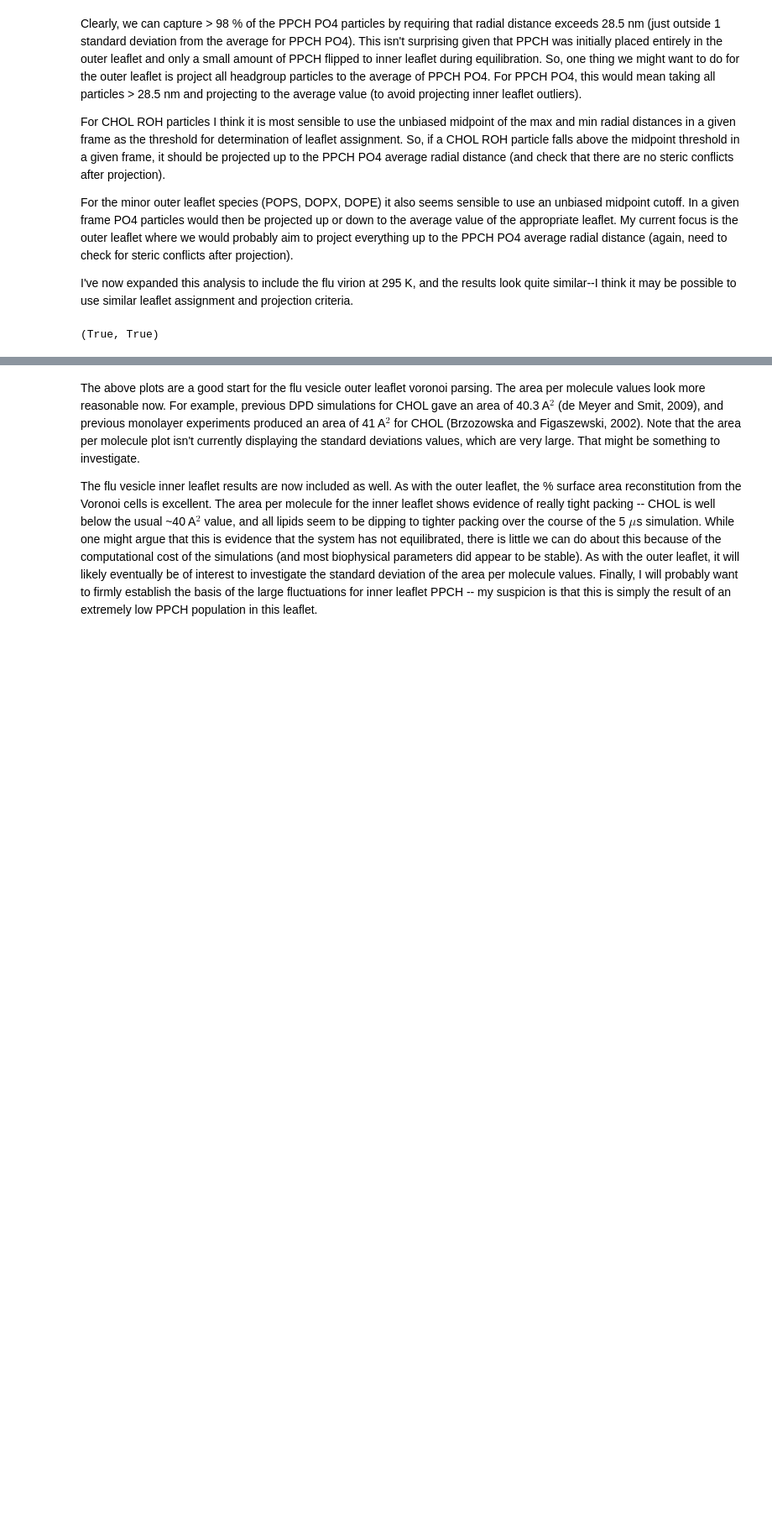
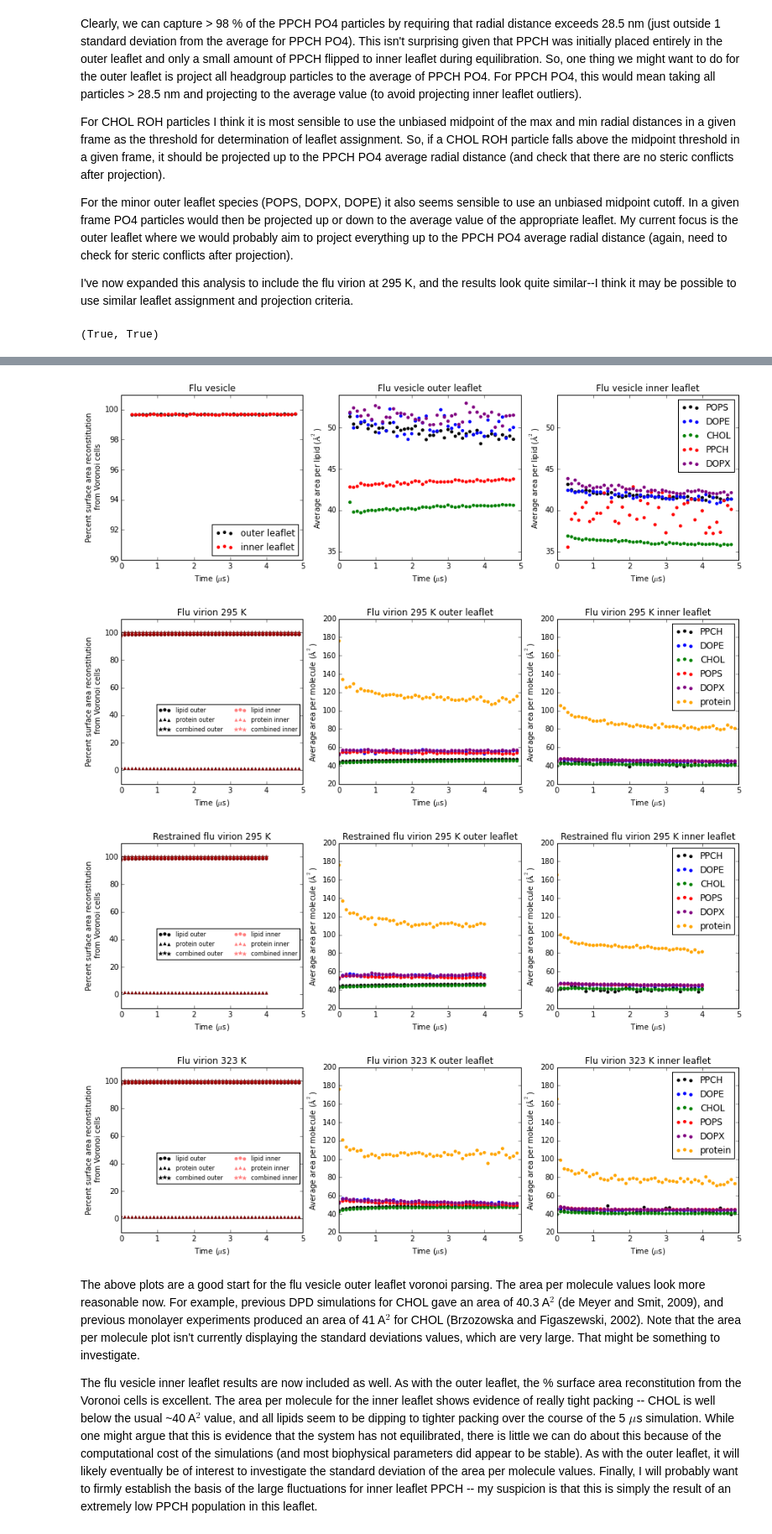
Before and after one commit to tylerjereddy/viral_voronoi_analysis, a Jupyter notebook: spherical_Voronoi_virus_analysis.ipynb, the cells around one changed output, grey strips where cells are left out. Shown at 84% size. Saved outputs shown, nothing was run; the diff lists cells and outputs as text; code cells hidden in the pictures; blank space fills up the shorter version.

```diff
--- a/spherical_Voronoi_virus_analysis.ipynb
+++ b/spherical_Voronoi_virus_analysis.ipynb
@@ -528,3 +420,28 @@ fig_sim35_preliminary.set_size_inches(15,4)
+# %%
+#now pull out the Voronoi data from additional simulation conditions (sims36/37):
+sim36_list_frame_numbers,sim36_list_percent_surface_area_reconstitution_from_lipids_only,sim36_list_percent_surface_area_reconstitution_from_proteins_only,sim36_list_percent_surface_area_reconstitution_from_lipids_only_inner_leaflet,sim36_list_percent_surface_area_reconstitution_from_proteins_only_inner_leaflet,sim36_dictionary_headgroup_data = [engine_sim36[key] for key in ["sim36_list_frame_numbers","sim36_list_percent_surface_area_reconstitution_from_lipids_only","sim36_list_percent_surface_area_reconstitution_from_proteins_only","sim36_list_percent_surface_area_reconstitution_from_lipids_only_inner_leaflet","sim36_list_percent_surface_area_reconstitution_from_proteins_only_inner_leaflet","sim36_dictionary_headgroup_data"]]
+sim37_list_frame_numbers,sim37_list_percent_surface_area_reconstitution_from_lipids_only,sim37_list_percent_surface_area_reconstitution_from_proteins_only,sim37_list_percent_surface_area_reconstitution_from_lipids_only_inner_leaflet,sim37_list_percent_surface_area_reconstitution_from_proteins_only_inner_leaflet,sim37_dictionary_headgroup_data = [engine_sim37[key] for key in ["sim37_list_frame_numbers","sim37_list_percent_surface_area_reconstitution_from_lipids_only","sim37_list_percent_surface_area_reconstitution_from_proteins_only","sim37_list_percent_surface_area_reconstitution_from_lipids_only_inner_leaflet","sim37_list_percent_surface_area_reconstitution_from_proteins_only_inner_leaflet","sim37_dictionary_headgroup_data"]]
+# %%
+#start plotting test vesicle outer leaflet voronoi analysis results from above (now working to add inner leaflet results as well)
+#now working to add plots for preliminary sim35 Voronoi parsing results
+
+#plot sim33 area per molecule results:
+fig2 = plt.figure()
+voronoi_analysis_library.area_per_molecule_plotting(figure_object=fig2,list_frame_numbers=sim33_list_frame_numbers,list_percent_surface_area_reconstitution=sim33_list_percent_surface_area_reconstitution,list_percent_surface_area_reconstitution_inner_leaflet=sim33_list_percent_surface_area_reconstitution_inner_leaflet,protein_present=None,simulation_title='Flu vesicle',dictionary_headgroup_data=sim33_dictionary_headgroup_data,list_percent_surface_area_reconstitution_from_lipids_only=None,list_percent_surface_area_reconstitution_from_lipids_only_inner_leaflet=None,list_percent_surface_area_reconstitution_from_proteins_only=None,list_percent_surface_area_reconstitution_from_proteins_only_inner_leaflet=None)
+#plot sim35 area per molecule results:
+fig3 = plt.figure()
+voronoi_analysis_library.area_per_molecule_plotting(figure_object=fig3,list_frame_numbers=sim35_list_frame_numbers,list_percent_surface_area_reconstitution=None,list_percent_surface_area_reconstitution_inner_leaflet=None,protein_present='yes',simulation_title='Flu virion 295 K',dictionary_headgroup_data=sim35_dictionary_headgroup_data,list_percent_surface_area_reconstitution_from_lipids_only=sim35_list_percent_surface_area_reconstitution_from_lipids_only,list_percent_surface_area_reconstitution_from_lipids_only_inner_leaflet=sim35_list_percent_surface_area_reconstitution_from_lipids_only_inner_leaflet,list_percent_surface_area_reconstitution_from_proteins_only=sim35_list_percent_surface_area_reconstitution_from_proteins_only,list_percent_surface_area_reconstitution_from_proteins_only_inner_leaflet=sim35_list_percent_surface_area_reconstitution_from_proteins_only_inner_leaflet)
+#plot sim36 area per molecule results:
+fig4 = plt.figure()
+voronoi_analysis_library.area_per_molecule_plotting(figure_object=fig4,list_frame_numbers=sim36_list_frame_numbers,list_percent_surface_area_reconstitution=None,list_percent_surface_area_reconstitution_inner_leaflet=None,protein_present='yes',simulation_title='Restrained flu virion 295 K',dictionary_headgroup_data=sim36_dictionary_headgroup_data,list_percent_surface_area_reconstitution_from_lipids_only=sim36_list_percent_surface_area_reconstitution_from_lipids_only,list_percent_surface_area_reconstitution_from_lipids_only_inner_leaflet=sim36_list_percent_surface_area_reconstitution_from_lipids_only_inner_leaflet,list_percent_surface_area_reconstitution_from_proteins_only=sim36_list_percent_surface_area_reconstitution_from_proteins_only,list_percent_surface_area_reconstitution_from_proteins_only_inner_leaflet=sim36_list_percent_surface_area_reconstitution_from_proteins_only_inner_leaflet)
+#plot sim37 area per molecule results:
+fig5 = plt.figure()
+voronoi_analysis_library.area_per_molecule_plotting(figure_object=fig5,list_frame_numbers=sim37_list_frame_numbers,list_percent_surface_area_reconstitution=None,list_percent_surface_area_reconstitution_inner_leaflet=None,protein_present='yes',simulation_title='Flu virion 323 K',dictionary_headgroup_data=sim37_dictionary_headgroup_data,list_percent_surface_area_reconstitution_from_lipids_only=sim37_list_percent_surface_area_reconstitution_from_lipids_only,list_percent_surface_area_reconstitution_from_lipids_only_inner_leaflet=sim37_list_percent_surface_area_reconstitution_from_lipids_only_inner_leaflet,list_percent_surface_area_reconstitution_from_proteins_only=sim37_list_percent_surface_area_reconstitution_from_proteins_only,list_percent_surface_area_reconstitution_from_proteins_only_inner_leaflet=sim37_list_percent_surface_area_reconstitution_from_proteins_only_inner_leaflet)
+# %% [output]
+[figure, added]
+[figure, added]
+[figure, added]
+[figure, added]
 # %% [markdown]
 The above plots are a good start for the flu vesicle outer leaflet voronoi parsing. The area per molecule values look more reasonable now. For example, previous DPD simulations for CHOL gave an area of 40.3 A$^2$ (de Meyer and Smit, 2009), and previous monolayer experiments produced an area of 41 A$^2$ for CHOL (Brzozowska and Figaszewski, 2002). Note that the area per molecule plot isn't currently displaying the standard deviations values, which are very large. That might be something to investigate.
 
```
Also changed, not shown: parts of 4 cells of this notebook, 1 other file.
